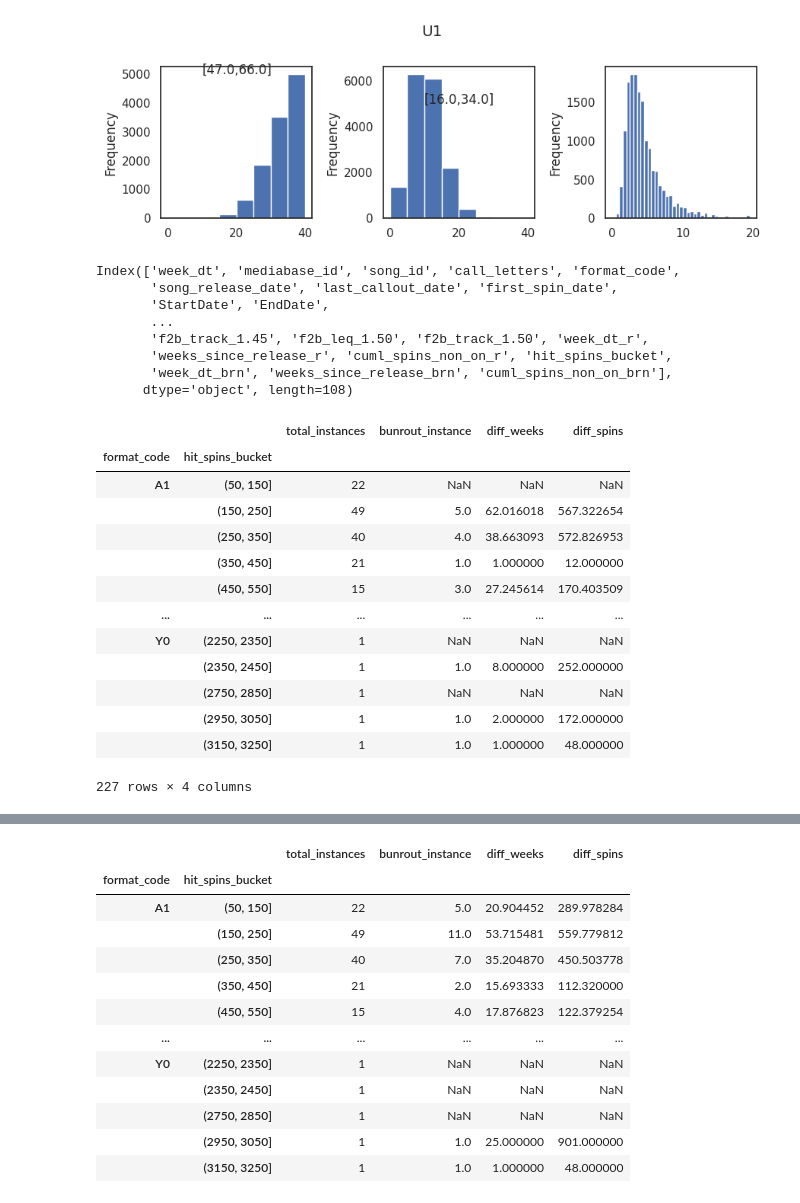
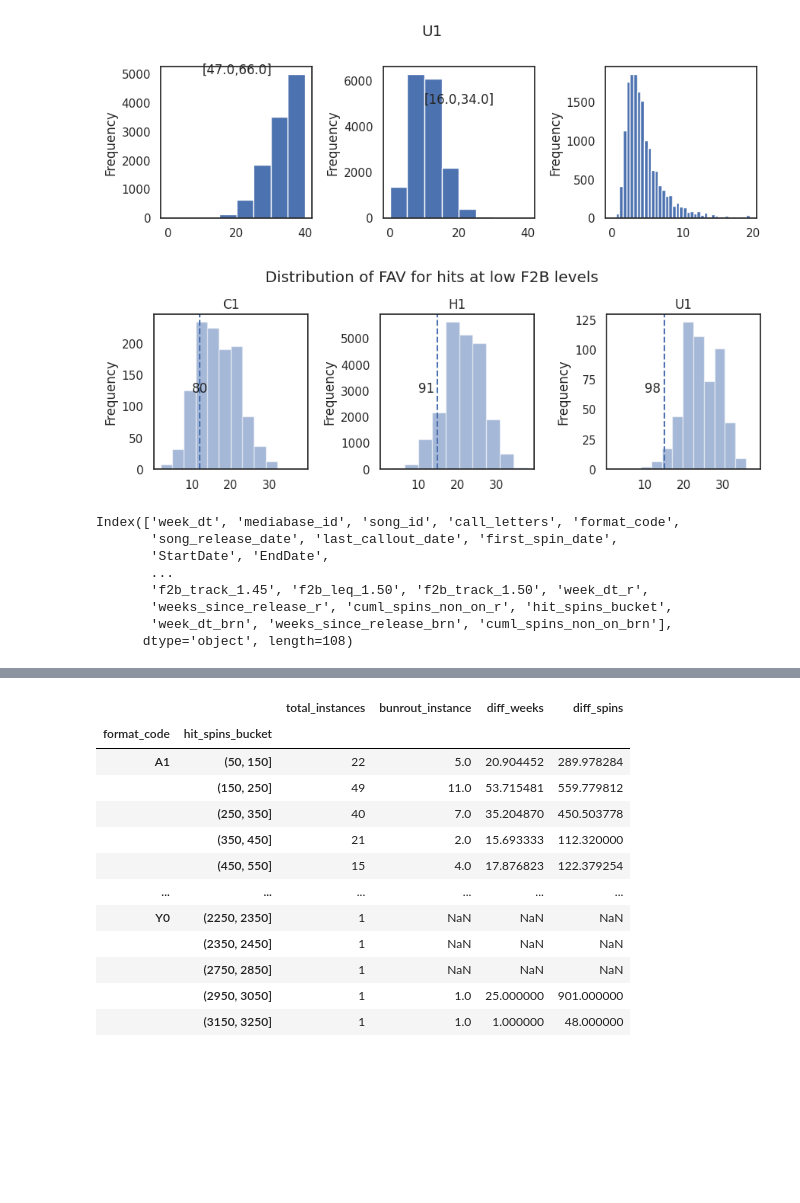
Before and after one commit to gjampanih/adds-early-burnout-warning-model, a Jupyter notebook: notebooks/ebw_metrics_analysis.ipynb, the cells around one changed output, grey strips where cells are left out. Saved outputs shown, nothing was run; the diff lists cells and outputs as text; code cells hidden in the pictures; blank space fills up the shorter version.

Commit message:
adds-early-burnout-warning: metrics analysis notebook updates

```diff
--- a/notebooks/ebw_metrics_analysis.ipynb
+++ b/notebooks/ebw_metrics_analysis.ipynb
@@ -338,6 +283,6 @@ songs_sample = ['Fancy Like', 'Hard To Forget', 'Kinfolks', 'Breaking Up Was Eas
 # %%
-# idx = (df_ebw_metrics['ddl_track_15'] >= 2) & (df_ebw_metrics['format_code'] == 'C1') & (df_ebw_metrics['song_name'].isin(songs_sample))
-idx = (df_ebw_metrics['f2b_track_1.15'] >= 2) & (df_ebw_metrics['format_code'] == 'C1') & (df_ebw_metrics['song_name'].isin(songs_sample))
+idx = (df_ebw_metrics['ddl_track_16'] >= 2) & (df_ebw_metrics['format_code'] == 'C1') & (df_ebw_metrics['song_name'].isin(songs_sample))
+# idx = (df_ebw_metrics['f2b_track_1.15'] >= 2) & (df_ebw_metrics['format_code'] == 'C1') & (df_ebw_metrics['song_name'].isin(songs_sample))
 df_brn_temp = df_ebw_metrics.loc[idx].groupby(['format_code', 'call_letters', 'mediabase_id']).agg({'week_dt': np.min})
 # %%
 df_brn_instances = df_ebw_metrics.join(df_brn_temp, on=['format_code', 'call_letters', 'mediabase_id'], how='inner', rsuffix='_r')[['mediabase_id', 'call_letters', 'week_dt', 'song_name', 'artist_name', 'pop', 'ddl_metric', 'fav_metric', 'f2b_ratio', 'spins_non_on', 'cuml_spins_non_on', 'MarketSpinsToDate', 'stream_count', 'propn_market_spins']]
@@ -462,4 +419,32 @@ for fmt in major_formats:
 [figure]
 2.45
 [figure]
+# %%
+f2b_dict = {'C1': 1.5, 'H1': 1, 'U1': 1.5}
+fav_dict = {'C1': 12, 'H1': 15, 'U1': 15}
+idx = (df_hits['f2b_ratio'] <= f2b_dict[df_hits['format_code'][0]]) & (df_hits['format_code'].isin(major_formats))
+df_hits.loc[idx].groupby(['format_code']).agg({'fav_metric': {np.min, np.mean, np.max}})
+
+df_hits_grp = df_hits.loc[idx].groupby(['format_code'])
+fig,axs=plt.subplots(1,3,sharex=True)
+fig.set_size_inches(9,3)
+plt_counter = 0
+for grp in df_hits_grp.groups:
+    # print(grp)
+    # print(pd.DataFrame(df_hits_grp.get_group(grp)['fav_metric']).apply(lambda x: x >= 10, axis=1).sum()/len(df_hits_grp.get_group(grp)['fav_metric']))
+    df_hits_grp.get_group(grp)['fav_metric'].plot(kind='hist', alpha=0.5, ax=axs[plt_counter])
+    axs[plt_counter].text(x=10, y=axs[plt_counter].get_ylim()[1]/2, s='%.0f'%((pd.DataFrame(df_hits_grp.get_group(grp)['fav_metric']).apply(lambda x: x >= fav_dict[grp], axis=1).sum()/(0.01*len(df_hits_grp.get_group(grp)['fav_metric'])))[0]))
+    axs[plt_counter].axvline(fav_dict[grp], linestyle='--')
+    axs[plt_counter].set_title(grp)
+    plt_counter = plt_counter + 1
+
+for i in range(len(axs)):
+    axs[i].set_aspect(1/axs[i].get_data_ratio())
+
+plt.suptitle('Distribution of FAV for hits at low F2B levels')
+plt.tight_layout()
+
+plt.savefig(os.getcwd() + '/img/fav_dist_low_f2b.jpeg', format='jpeg', dpi=300)
+# %% [output]
+[figure, added]
 # %%
@@ -484,19 +471,4 @@ fn3=lambda x: len(x[['call_letters', 'mediabase_id']].drop_duplicates())
 
 
 grp_cols = ['format_code', 'hit_spins_bucket']
-pd.DataFrame(df_hits.groupby(grp_cols).apply(fn3), columns=['total_instances']).join(pd.DataFrame(df_hits_brn.groupby(grp_cols).apply(fn3), columns=['bunrout_instance']).join(pd.DataFrame(df_hits_brn.groupby(['format_code', 'hit_spins_bucket']).apply(fn1), columns=['diff_weeks']).join(pd.DataFrame(df_hits_brn.groupby(['format_code', 'hit_spins_bucket']).apply(fn2), columns=['diff_spins']), rsuffix='_r')))
+df_time_to_burn = pd.DataFrame(df_hits.groupby(grp_cols).apply(fn3), columns=['total_instances']).join(pd.DataFrame(df_hits_brn.groupby(grp_cols).apply(fn3), columns=['burnout_instance']).join(pd.DataFrame(df_hits_brn.groupby(['format_code', 'hit_spins_bucket']).apply(fn1), columns=['diff_weeks']).join(pd.DataFrame(df_hits_brn.groupby(['format_code', 'hit_spins_bucket']).apply(fn2), columns=['diff_spins']), rsuffix='_r')).join(pd.DataFrame(df_hits_brn.groupby(['format_code', 'hit_spins_bucket']).apply(lambda x: np.mean(x['cuml_spins_non_on_brn'])), columns=['cuml_spins']), rsuffix='_r'))
-# %% [output]
-|  |  | total_instances | bunrout_instance | diff_weeks | diff_spins |
-| format_code | hit_spins_bucket |  |  |  |  |
-| A1 | (50, 150] | 22 | NaN | NaN | NaN |
-|  | (150, 250] | 49 | 5.0 | 62.016018 | 567.322654 |
-|  | (250, 350] | 40 | 4.0 | 38.663093 | 572.826953 |
-|  | (350, 450] | 21 | 1.0 | 1.000000 | 12.000000 |
-|  | (450, 550] | 15 | 3.0 | 27.245614 | 170.403509 |
-| ... | ... | ... | ... | ... | ... |
-| Y0 | (2250, 2350] | 1 | NaN | NaN | NaN |
-|  | (2350, 2450] | 1 | 1.0 | 8.000000 | 252.000000 |
-|  | (2750, 2850] | 1 | NaN | NaN | NaN |
-|  | (2950, 3050] | 1 | 1.0 | 2.000000 | 172.000000 |
-|  | (3150, 3250] | 1 | 1.0 | 1.000000 | 48.000000 |
-227 rows × 4 columns
```
Also changed, not shown: parts of 48 cells of this notebook.
